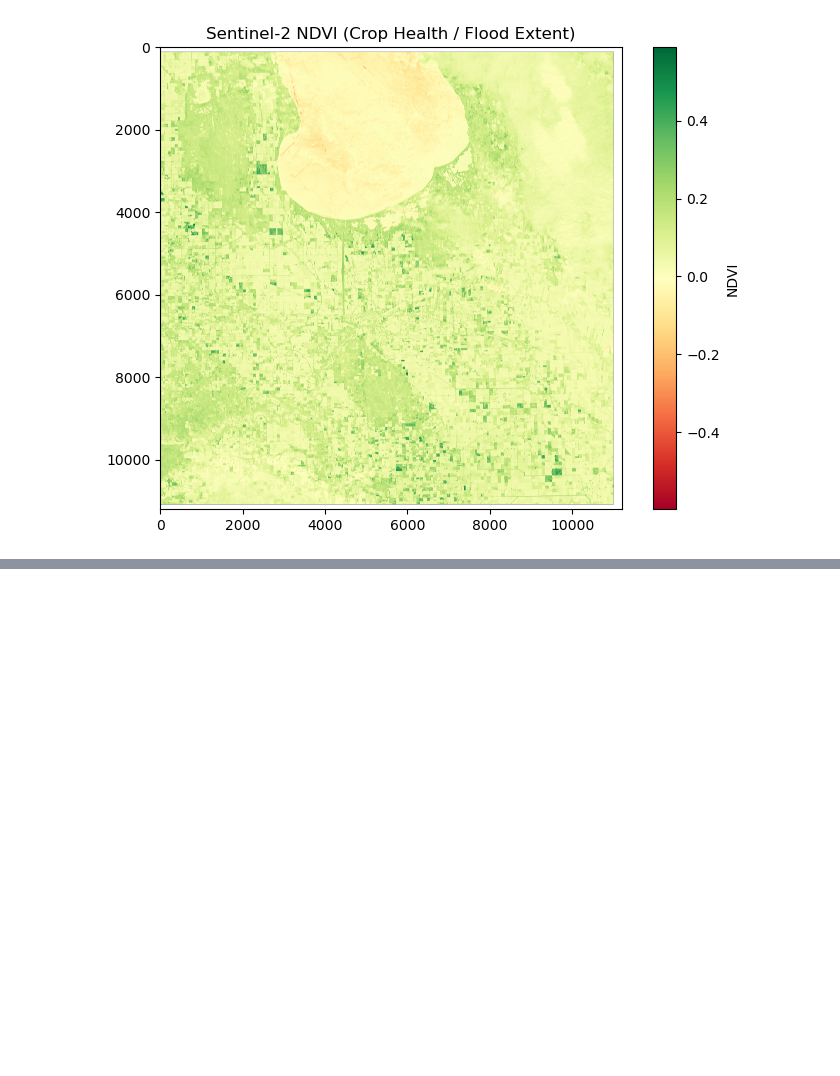
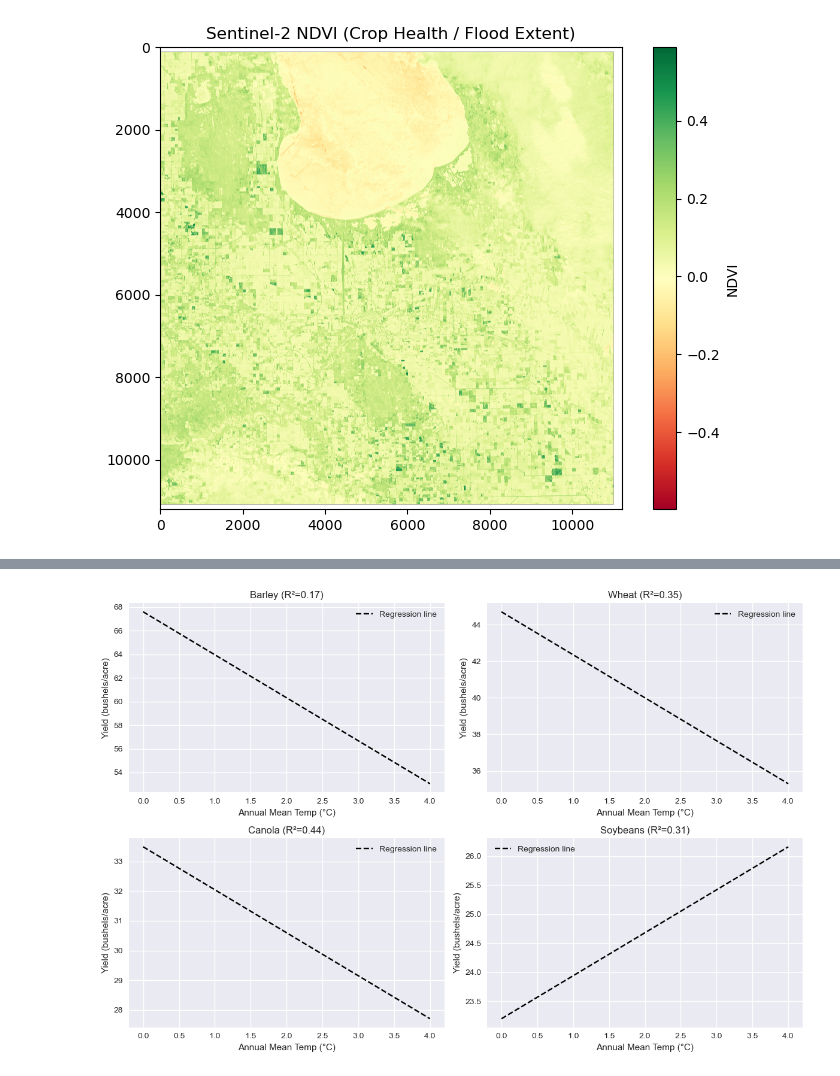
Before and after one commit to samadabdulazeez/capstone, a Jupyter notebook: 01_data_exploration.ipynb, the cells around one changed output, grey strips where cells are left out. Drawn from its saved outputs; the diff is of its cells as text; code cells hidden in the pictures; blank space fills up the shorter version.

```diff
--- a/01_data_exploration.ipynb
+++ b/01_data_exploration.ipynb
@@ -600,0 +1193,31 @@ Mean: 0.07292663305997849
+# %%
+import matplotlib.pyplot as plt
+import numpy as np
+
+# Regression coefficients from your results
+results = {
+    "Barley":   {"intercept":71.4, "coef_temp":-3.64, "coef_precip":-0.00019, "R2":0.17},
+    "Wheat":    {"intercept":58.3, "coef_temp":-2.35, "coef_precip":-0.00068, "R2":0.35},
+    "Canola":   {"intercept":44.1, "coef_temp":-1.45, "coef_precip":-0.00053, "R2":0.44},
+    "Soybeans": {"intercept":39.0, "coef_temp":0.74,  "coef_precip":-0.00079, "R2":0.31}
+}
+
+# Temperature range
+x_temp = np.linspace(0, 4, 100)
+precip_fixed = 20000  # hold precipitation constant
+
+fig, axes = plt.subplots(2, 2, figsize=(12,8))
+axes = axes.flatten()
+
+for ax, (crop, vals) in zip(axes, results.items()):
+    y_pred = vals["intercept"] + vals["coef_temp"]*x_temp + vals["coef_precip"]*precip_fixed
+    ax.plot(x_temp, y_pred, color="black", linestyle="--", label="Regression line")
+    ax.set_title(f"{crop} (R²={vals['R2']:.2f})")
+    ax.set_xlabel("Annual Mean Temp (°C)")
+    ax.set_ylabel("Yield (bushels/acre)")
+    ax.legend()
+
+plt.tight_layout()
+plt.show()
+# %% [output]
+[figure, added]
```
Also changed, not shown: parts of 26 cells of this notebook, 2 other files.
